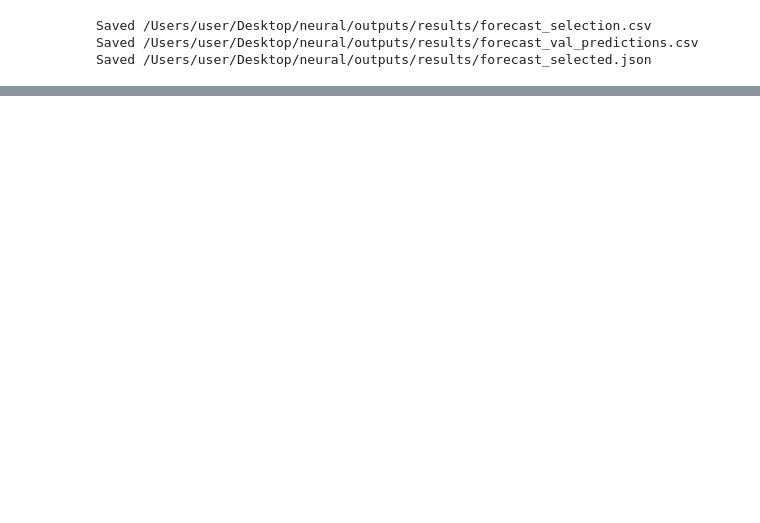
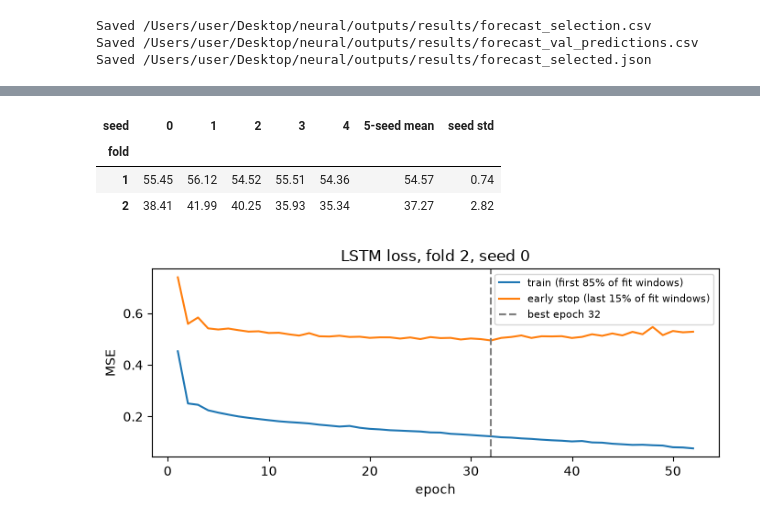
Before and after one commit to Annjnk/Neural-Networks-Prescriptive-Analytics-Project, a Jupyter notebook: notebooks/2_forecasting_models.ipynb, the cells around one changed output, grey strips where cells are left out. Saved outputs shown, nothing was run; the diff lists cells and outputs as text; code cells hidden in the pictures; blank space fills up the shorter version.

```diff
--- a/notebooks/05_forecast_models.ipynb
+++ b/notebooks/2_forecasting_models.ipynb
@@ -442,0 +485,9 @@ Saved /Users/user/Desktop/neural/outputs/results/forecast_selected.json
+# %%
+by_date = feat.set_index("date")
+folds = {fs: sequence.sequence_folds(feat, FEATS[fs], T, cfg, AVAIL[fs]) for fs in FEATS}
+assert all(a[3].equals(b[3]) and a[6].equals(b[6]) for a, b in zip(folds["weather"], folds["no weather"]))
+one = pd.Timedelta(days=1)
+display(pd.DataFrame([{"features": fs, "fold": k, "fit windows": len(df), "of which smog targets": int(by_date.loc[df, "smog"].sum()),
+                       "fit targets from": (df.min() + one).date(), "to": (df.max() + one).date(),
+                       "score windows (smog)": len(ds), "score targets from": (ds.min() + one).date(), "to ": (ds.max() + one).date()}
+                      for fs in FEATS for k, Xf, yf, df, Xs, ys, ds in folds[fs]]).set_index(["features", "fold"]))
@@ -442,0 +504,12 @@ Saved /Users/user/Desktop/neural/outputs/results/forecast_selected.json
+# %%
+thr_name, thr, thr_why = models.event_threshold(feat, cfg)
+print(f"Event threshold (as notebooks 01 and 05): {thr_name} = {thr} µg/m³")
+CANDS = {fs: sequence.lstm_candidates(cfg, FEATS[fs]) for fs in FEATS}
+SHOW = ["mean_mae", "rmse", "skill_mae", "f1", "missed", "chosen"]
+runs = {}
+for fs in FEATS:
+    runs[fs] = sequence.select_lstm(feat, FEATS[fs], T, CANDS[fs], cfg, thr, AVAIL[fs])
+    display(Markdown(f"**lstm, {fs}**")); display(runs[fs][1][SHOW].round(3))
+chosen = {fs: s.index[s["chosen"]][0] for fs, (_, s) in runs.items()}
+with pd.option_context("display.max_colwidth", 100):
+    display(pd.Series({f"lstm ({fs})": c for fs, c in chosen.items()}).to_frame("chosen config"))
@@ -442,0 +535,29 @@ Saved /Users/user/Desktop/neural/outputs/results/forecast_selected.json
+# %%
+# Seed spread of the chosen LSTM (with weather): MAE of each seed and of the 5-seed mean
+seeds = m["seeds"]
+lstm_runs = list(sequence.run_lstm_folds(feat, cols_w, T, CANDS["weather"][chosen["weather"]], cfg))
+rows = []
+for r in lstm_runs:
+    for s, pr in zip(seeds, r["model"].predict_per_seed(r["X_score"])):
+        rows.append({"fold": r["fold"], "seed": s, "mae": metrics.regression(r["y_score"], pr)["mae"]})
+    rows.append({"fold": r["fold"], "seed": "5-seed mean", "mae": metrics.regression(r["y_score"], r["pred"])["mae"]})
+spread = pd.DataFrame(rows).pivot(index="fold", columns="seed", values="mae")
+spread["seed std"] = spread[seeds].std(axis=1)
+display(spread.round(2))
+# %% [output]
+| seed | 0 | 1 | 2 | 3 | 4 | 5-seed mean | seed std |
+| fold |  |  |  |  |  |  |  |
+| 1 | 55.45 | 56.12 | 54.52 | 55.51 | 54.36 | 54.57 | 0.74 |
+| 2 | 38.41 | 41.99 | 40.25 | 35.93 | 35.34 | 37.27 | 2.82 |
+# %%
+# Training vs early-stopping loss, fold 2, seed 0 (standardised log1p scale)
+m0 = lstm_runs[-1]["model"].models_[0]
+h = pd.DataFrame(m0.history_)
+fig, ax = plt.subplots(figsize=(7, 3))
+ax.plot(h["epoch"], h["train"], label="train (first 85% of fit windows)")
+ax.plot(h["epoch"], h["early_stop"], label="early stop (last 15% of fit windows)")
+ax.axvline(m0.best_epoch_, color="grey", ls="--", label=f"best epoch {m0.best_epoch_}")
+ax.set_xlabel("epoch"); ax.set_ylabel("MSE"); ax.legend(fontsize=8); ax.set_title("LSTM loss, fold 2, seed 0")
+fig.tight_layout(); plt.show()
+# %% [output]
+[figure, added]
```
Also changed, not shown: parts of 29 cells of this notebook, 15 other files.
